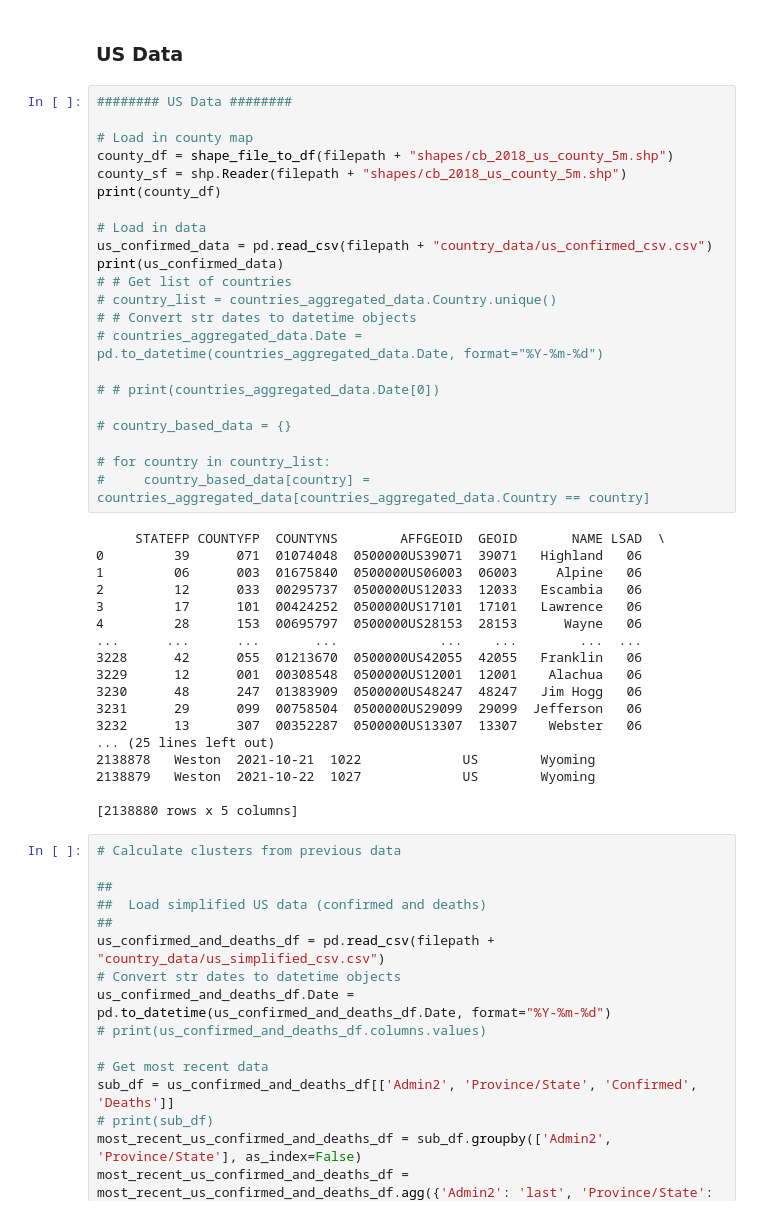
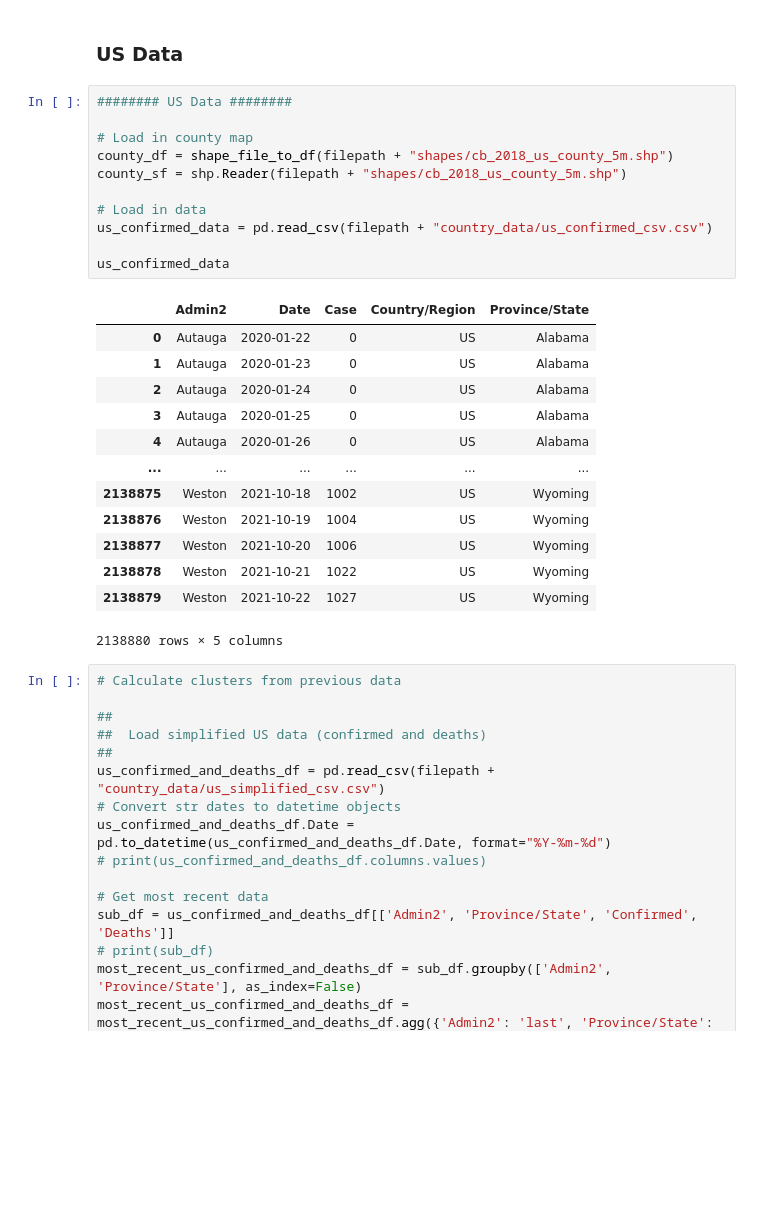
Before and after one commit to wewa2282/4502_data, a Jupyter notebook: visualization-checkpoint.ipynb, the cells around one changed output. Cells and saved outputs as stored; diff of their text form; blank space fills up the shorter version.

```diff
--- a/visualization-checkpoint.ipynb
+++ b/visualization-checkpoint.ipynb
@@ -56,43 +56,28 @@ for country in country_list:
 # %%
 ######## US Data ########
 
 # Load in county map
 county_df = shape_file_to_df(filepath + "shapes/cb_2018_us_county_5m.shp")
 county_sf = shp.Reader(filepath + "shapes/cb_2018_us_county_5m.shp")
-print(county_df)
 
 # Load in data
 us_confirmed_data = pd.read_csv(filepath + "country_data/us_confirmed_csv.csv")
-print(us_confirmed_data)
-# # Get list of countries
-# country_list = countries_aggregated_data.Country.unique()
-# # Convert str dates to datetime objects
-# countries_aggregated_data.Date = pd.to_datetime(countries_aggregated_data.Date, format="%Y-%m-%d")
 
-# # print(countries_aggregated_data.Date[0])
-
-# country_based_data = {}
-
-# for country in country_list:
-#     country_based_data[country] = countries_aggregated_data[countries_aggregated_data.Country == country]
+us_confirmed_data
 # %% [output]
+|  | Admin2 | Date | Case | Country/Region | Province/State |
+| 0 | Autauga | 2020-01-22 | 0 | US | Alabama |
+| 1 | Autauga | 2020-01-23 | 0 | US | Alabama |
+| 2 | Autauga | 2020-01-24 | 0 | US | Alabama |
+| 3 | Autauga | 2020-01-25 | 0 | US | Alabama |
+| 4 | Autauga | 2020-01-26 | 0 | US | Alabama |
+| ... | ... | ... | ... | ... | ... |
+| 2138875 | Weston | 2021-10-18 | 1002 | US | Wyoming |
+| 2138876 | Weston | 2021-10-19 | 1004 | US | Wyoming |
+| 2138877 | Weston | 2021-10-20 | 1006 | US | Wyoming |
+| 2138878 | Weston | 2021-10-21 | 1022 | US | Wyoming |
+| 2138879 | Weston | 2021-10-22 | 1027 | US | Wyoming |
-     STATEFP COUNTYFP  COUNTYNS        AFFGEOID  GEOID       NAME LSAD  \
-0         39      071  01074048  0500000US39071  39071   Highland   06
-1         06      003  01675840  0500000US06003  06003     Alpine   06
-2         12      033  00295737  0500000US12033  12033   Escambia   06
-3         17      101  00424252  0500000US17101  17101   Lawrence   06
-4         28      153  00695797  0500000US28153  28153      Wayne   06
-...      ...      ...       ...             ...    ...        ...  ...
-3228      42      055  01213670  0500000US42055  42055   Franklin   06
-3229      12      001  00308548  0500000US12001  12001    Alachua   06
-3230      48      247  01383909  0500000US48247  48247   Jim Hogg   06
-3231      29      099  00758504  0500000US29099  29099  Jefferson   06
-3232      13      307  00352287  0500000US13307  13307    Webster   06
-... (25 lines left out)
-2138878   Weston  2021-10-21  1022             US        Wyoming
-2138879   Weston  2021-10-22  1027             US        Wyoming
-
-[2138880 rows x 5 columns]
+2138880 rows × 5 columns
 # %%
 # Calculate clusters from previous data
 
```
Also changed, not shown: parts of 6 cells of this notebook.
